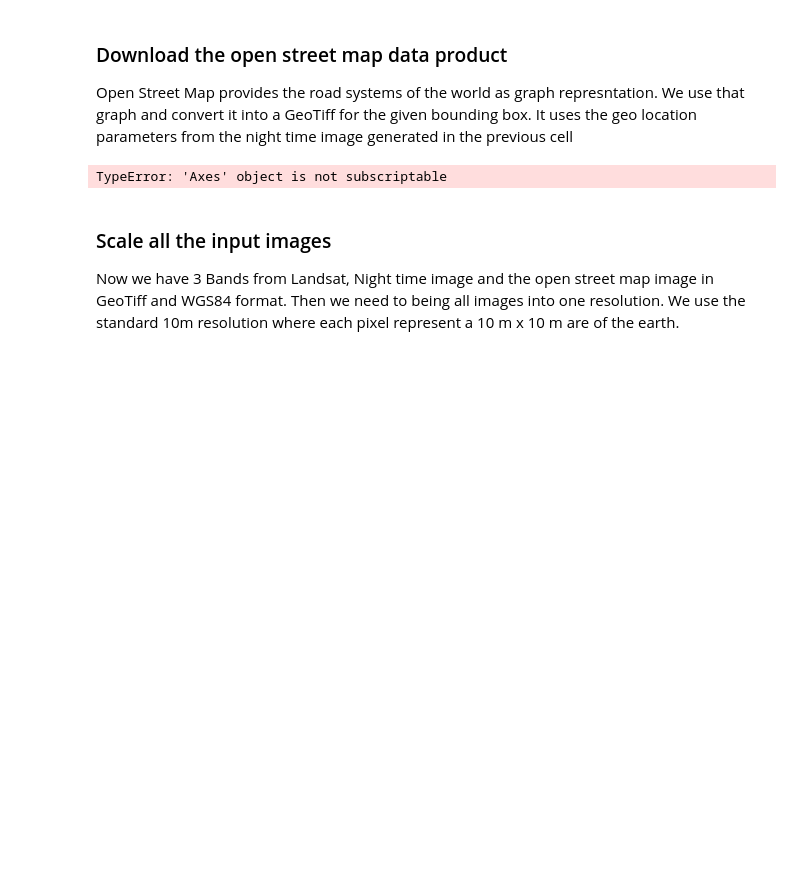
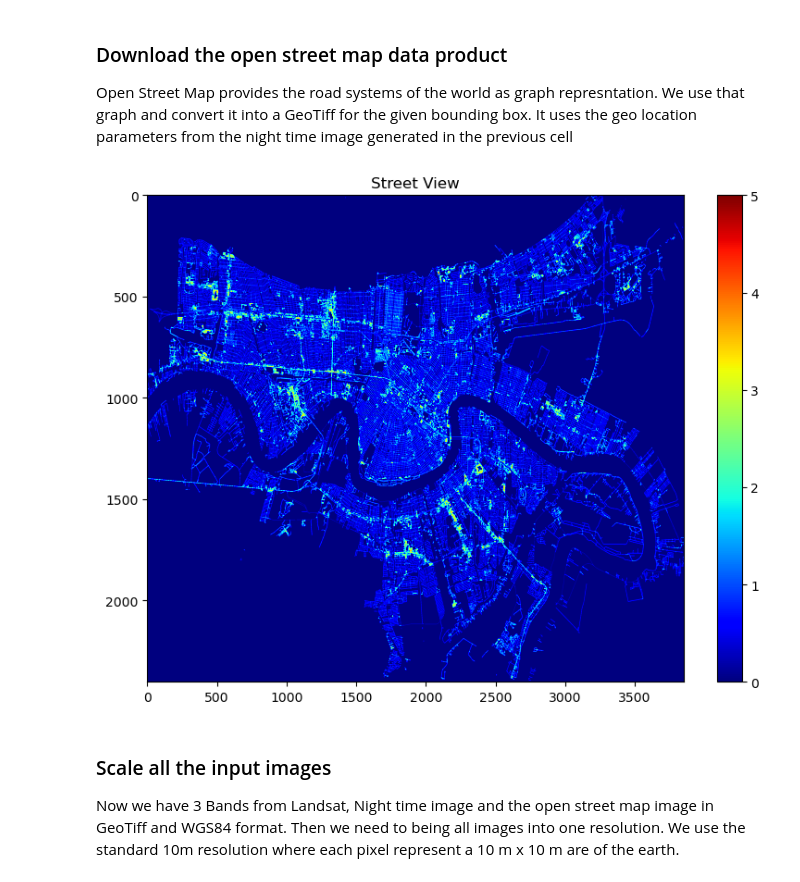
Before and after one commit to NASA-IMPACT/veda-black-marble, a Jupyter notebook: notebooks/bm-data-generator.ipynb, the cells around one changed output. Cells and saved outputs as stored; diff of their text form; code cells hidden in the pictures; blank space fills up the shorter version.

```diff
--- a/notebooks/bm-data-generator.ipynb
+++ b/notebooks/bm-data-generator.ipynb
@@ -351,14 +297,14 @@ osm_utl.create_road_raster(lat1, long1, lat2, long2,  output_path="outputs/osm.t
 # %%
 img = mpimg.imread('outputs/osm.tif')
 fig, axes = plt.subplots(1, 1, figsize=(8, 6))  # Create subplots for two images
 im1 = axes.imshow(img,vmin=0, vmax=5, cmap='jet', aspect='auto')
-axes[0].set_title('Street View')
+axes.set_title('Street View')
 fig.colorbar(im1, orientation='vertical')
 
 plt.tight_layout()
 plt.show()
 # %% [output]
-TypeError: 'Axes' object is not subscriptable
+[figure, added]
 # %% [markdown]
 ### Scale all the input images
 
```
Also changed, not shown: parts of 3 cells of this notebook.
